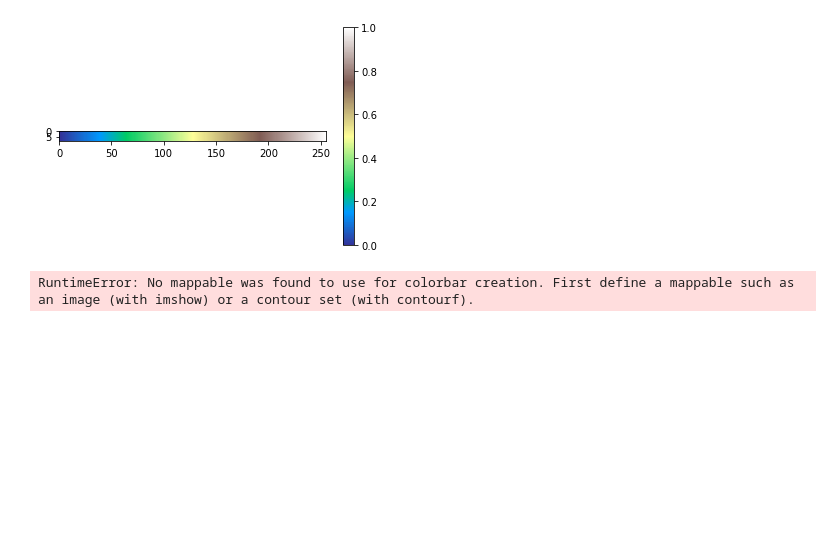
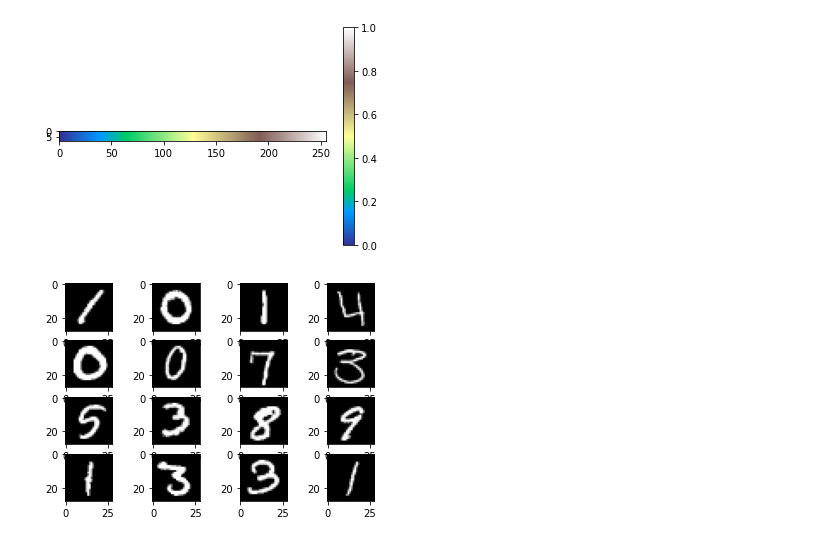
Before and after one commit to cktears/kaggle_digit-recognizer, a Jupyter notebook: digit-recognizer.ipynb, the cells around one changed output. Cells and saved outputs as stored; diff of their text form; code cells hidden in the pictures; blank space fills up the shorter version.

```diff
--- a/digit-recognizer.ipynb
+++ b/digit-recognizer.ipynb
@@ -110,7 +106,17 @@ plt.colorbar()
 # %% [output]
 <matplotlib.colorbar.Colorbar at 0x...>
 [figure]
-# %%
-plt.colorbar()
-# %% [output]
-RuntimeError: No mappable was found to use for colorbar creation. First define a mappable such as an image (with imshow) or a contour set (with contourf).
+# %%
+import matplotlib.figure as figure
+digimg = X_train.to_numpy().reshape(-1,28,28)
+fig = plt.figure()
+figure.SubplotParams(wspace=30,hspace=15)
+x_nums = 4
+y_nums = 4
+for i in range(0,x_nums):
+    for j in range(0,y_nums):
+        seq = i*y_nums+j
+        a = fig.add_subplot(x_nums,y_nums,seq+1)
+        imgplot = plt.imshow(digimg[seq],cmap='gray')
+# %% [output]
+[figure, added]
```
Also changed, not shown: parts of 6 cells of this notebook.
